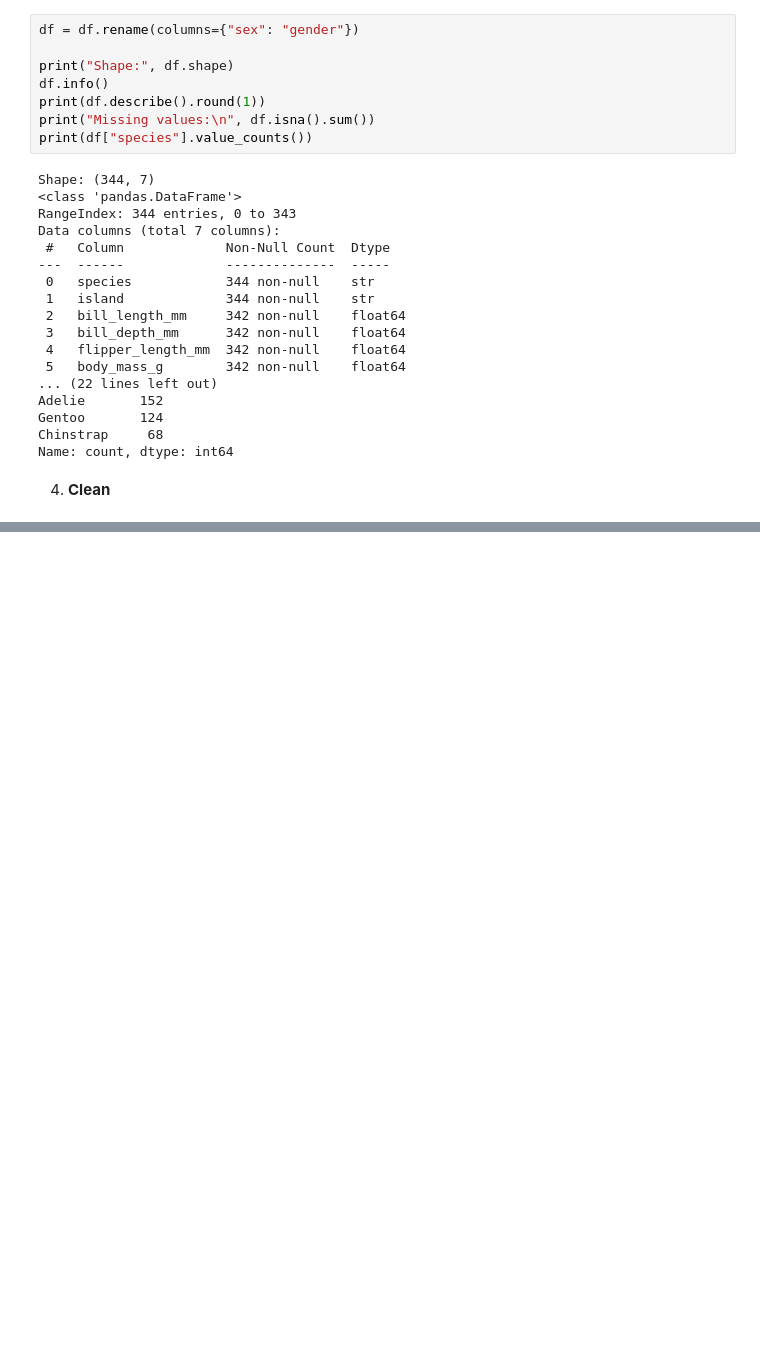
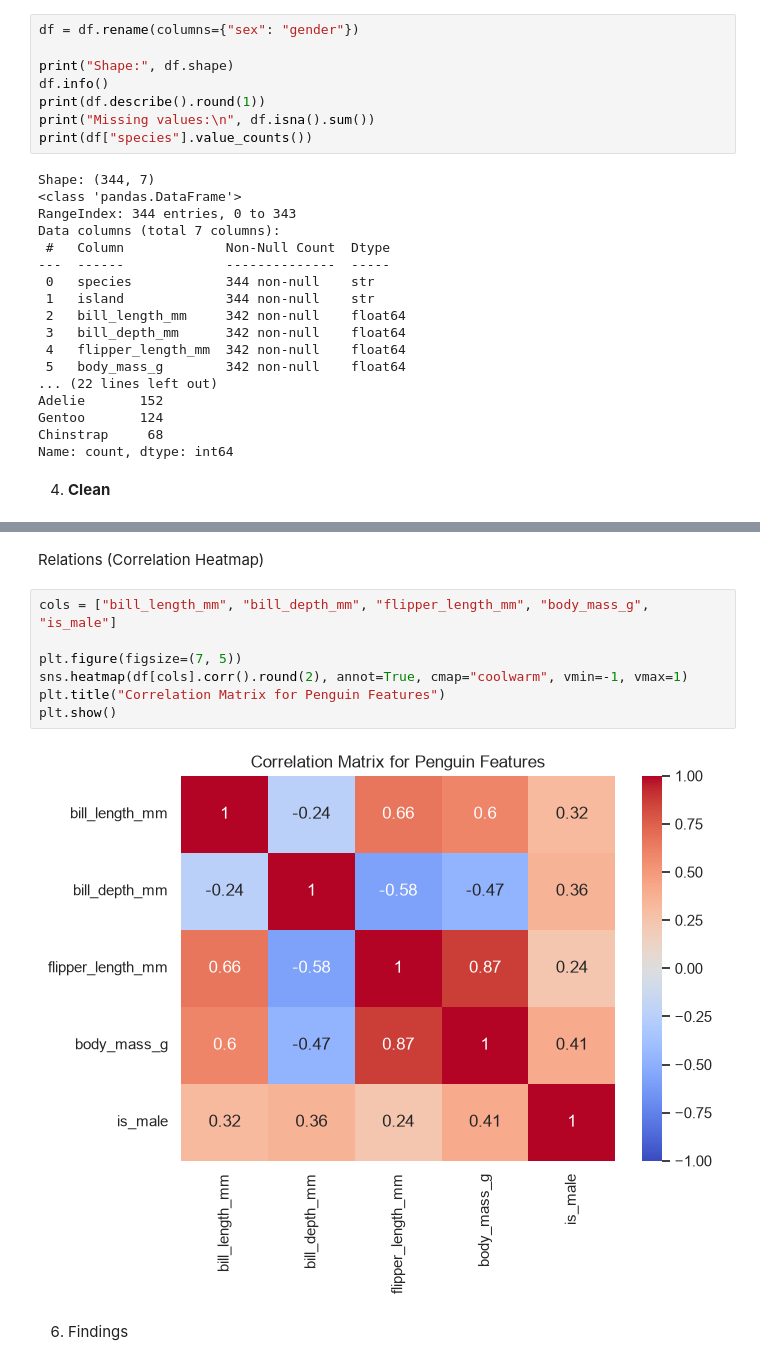
Before and after one commit to wajihashaikh456/EDA-Project, a Jupyter notebook: EDAproject.ipynb, the cells around one changed output, grey strips where cells are left out. Drawn from its saved outputs; the diff is of its cells as text; blank space fills up the shorter version.

```diff
--- a/EDAproject.ipynb
+++ b/EDAproject.ipynb
@@ -59,0 +127,13 @@ Name: count, dtype: int64
+# %% [markdown]
+Relations (Correlation Heatmap)
+# %%
+cols = ["bill_length_mm", "bill_depth_mm", "flipper_length_mm", "body_mass_g", "is_male"]
+
+plt.figure(figsize=(7, 5))
+sns.heatmap(df[cols].corr().round(2), annot=True, cmap="coolwarm", vmin=-1, vmax=1)
+plt.title("Correlation Matrix for Penguin Features")
+plt.show()
+# %% [output]
+[figure, added]
+# %% [markdown]
+6. Findings
```
Also changed, not shown: parts of 8 cells of this notebook, 1 other file.
